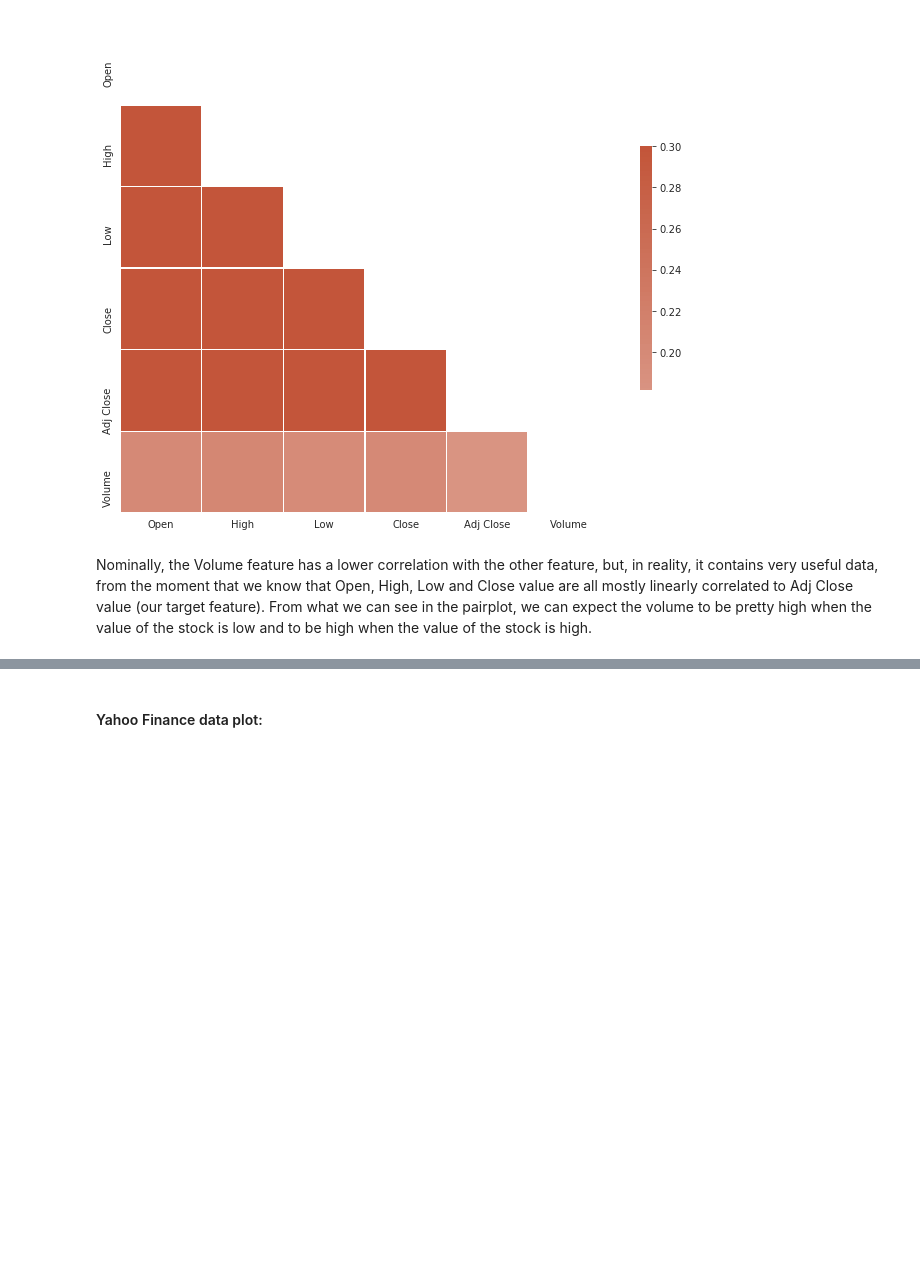
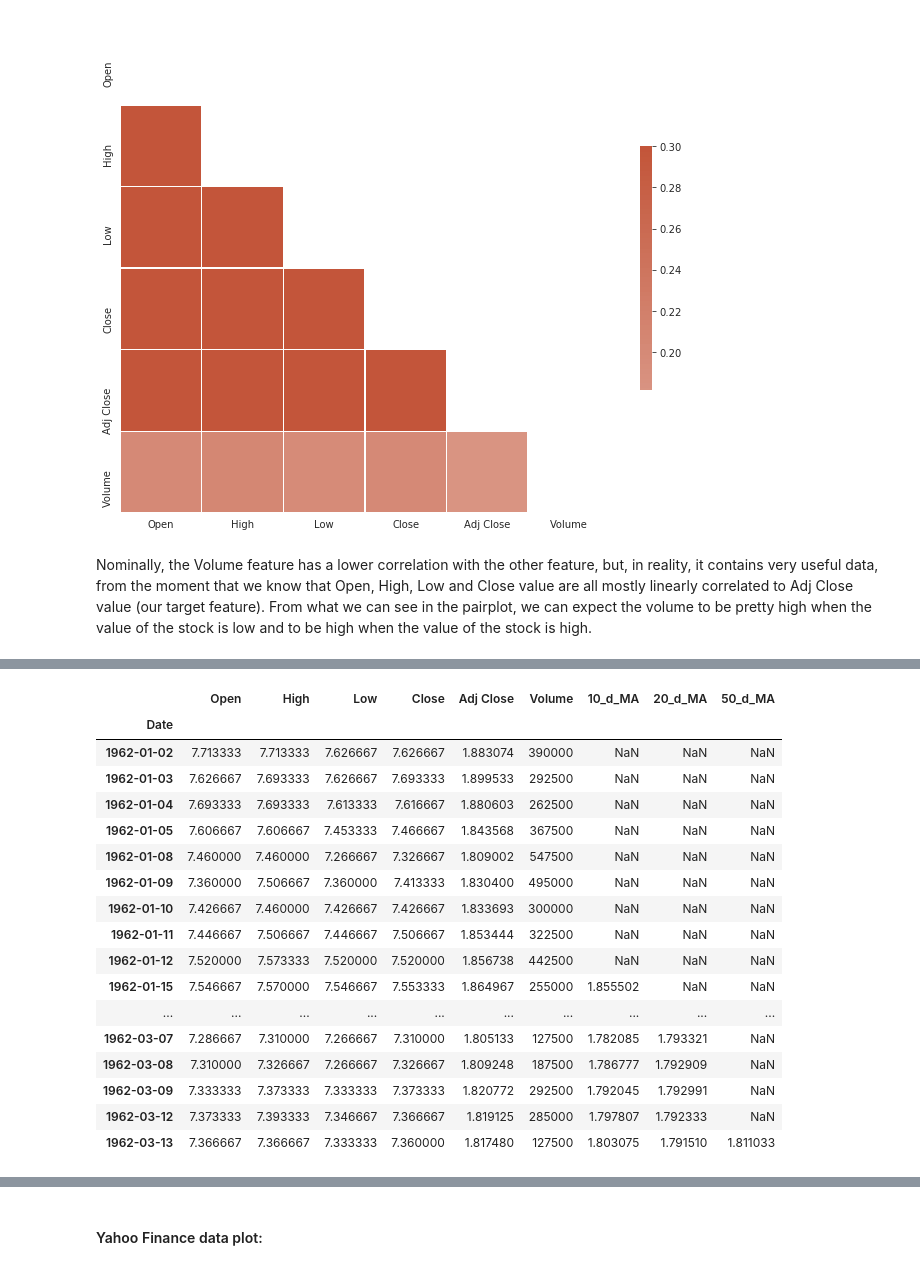
Before and after one commit to alfreedolf/ml-spp, a Jupyter notebook: DeepAR-StockPricesPredictions.ipynb, the cells around one changed output, grey strips where cells are left out. Cells and saved outputs as stored; diff of their text form; code cells hidden in the pictures; blank space fills up the shorter version.

```diff
--- a/DeepAR-StockPricesPredictions.ipynb
+++ b/DeepAR-StockPricesPredictions.ipynb
@@ -480,0 +442,29 @@ This section will contain plots of all the data, in order to see general behavio
+# %%
+# moving average sizes
+ma_d_sz = [10,20,50]
+
+for mds in ma_d_sz:
+    column_name = " %s_d_MA" %(str(mds))
+
+    df_ibm[column_name] = df_ibm['Adj Close'].rolling(window=mds,center=False).mean()
+# %%
+df_ibm.head(50)
+# %% [output]
+|  | Open | High | Low | Close | Adj Close | Volume | 10_d_MA | 20_d_MA | 50_d_MA |
+| Date |  |  |  |  |  |  |  |  |  |
+| 1962-01-02 | 7.713333 | 7.713333 | 7.626667 | 7.626667 | 1.883074 | 390000 | NaN | NaN | NaN |
+| 1962-01-03 | 7.626667 | 7.693333 | 7.626667 | 7.693333 | 1.899533 | 292500 | NaN | NaN | NaN |
+| 1962-01-04 | 7.693333 | 7.693333 | 7.613333 | 7.616667 | 1.880603 | 262500 | NaN | NaN | NaN |
+| 1962-01-05 | 7.606667 | 7.606667 | 7.453333 | 7.466667 | 1.843568 | 367500 | NaN | NaN | NaN |
+| 1962-01-08 | 7.460000 | 7.460000 | 7.266667 | 7.326667 | 1.809002 | 547500 | NaN | NaN | NaN |
+| 1962-01-09 | 7.360000 | 7.506667 | 7.360000 | 7.413333 | 1.830400 | 495000 | NaN | NaN | NaN |
+| 1962-01-10 | 7.426667 | 7.460000 | 7.426667 | 7.426667 | 1.833693 | 300000 | NaN | NaN | NaN |
+| 1962-01-11 | 7.446667 | 7.506667 | 7.446667 | 7.506667 | 1.853444 | 322500 | NaN | NaN | NaN |
+| 1962-01-12 | 7.520000 | 7.573333 | 7.520000 | 7.520000 | 1.856738 | 442500 | NaN | NaN | NaN |
+| 1962-01-15 | 7.546667 | 7.570000 | 7.546667 | 7.553333 | 1.864967 | 255000 | 1.855502 | NaN | NaN |
+| ... | ... | ... | ... | ... | ... | ... | ... | ... | ... |
+| 1962-03-07 | 7.286667 | 7.310000 | 7.266667 | 7.310000 | 1.805133 | 127500 | 1.782085 | 1.793321 | NaN |
+| 1962-03-08 | 7.310000 | 7.326667 | 7.266667 | 7.326667 | 1.809248 | 187500 | 1.786777 | 1.792909 | NaN |
+| 1962-03-09 | 7.333333 | 7.373333 | 7.333333 | 7.373333 | 1.820772 | 292500 | 1.792045 | 1.792991 | NaN |
+| 1962-03-12 | 7.373333 | 7.393333 | 7.346667 | 7.366667 | 1.819125 | 285000 | 1.797807 | 1.792333 | NaN |
+| 1962-03-13 | 7.366667 | 7.366667 | 7.333333 | 7.360000 | 1.817480 | 127500 | 1.803075 | 1.791510 | 1.811033 |
```
Also changed, not shown: parts of 37 cells of this notebook.
